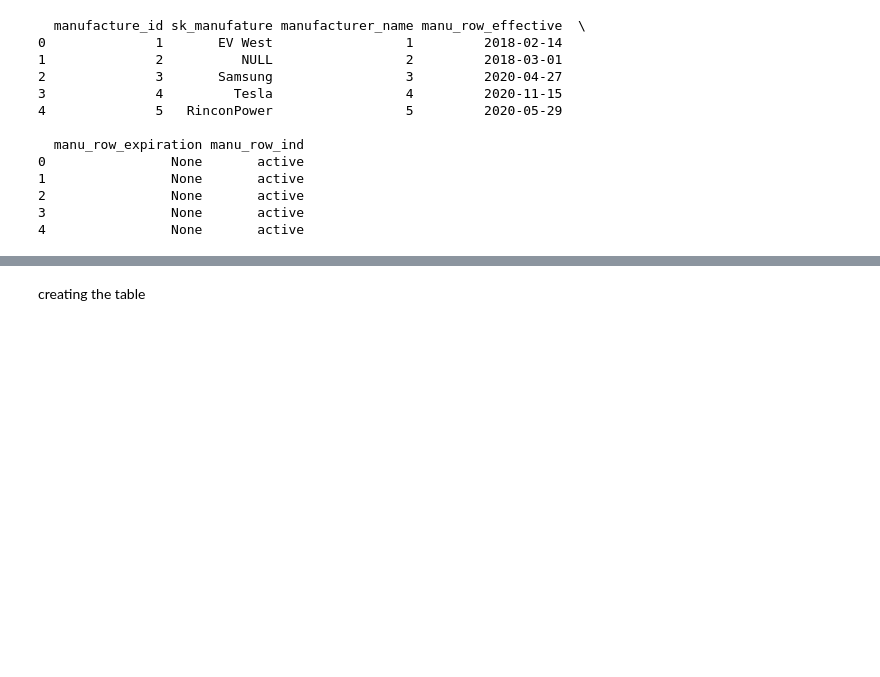
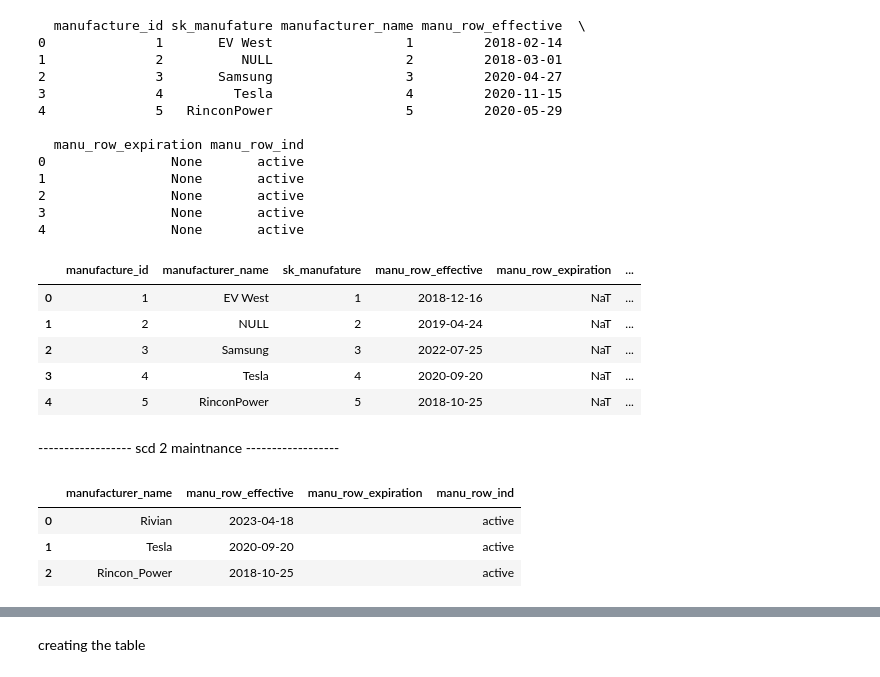
Before and after one commit to hicranA/partsUnlimitedDW, a Jupyter notebook: etl_evWest.ipynb, the cells around one changed output, grey strips where cells are left out. Drawn from its saved outputs; the diff is of its cells as text; code cells hidden in the pictures; blank space fills up the shorter version.

```diff
--- a/etl_evWest.ipynb
+++ b/etl_evWest.ipynb
@@ -638,3 +640,14 @@ conn.close()
 2                None       active
 3                None       active
 4                None       active
+# %%
+manufacturer_dim_date_taken.head()
+# %% [output]
+|  | manufacture_id | manufacturer_name | sk_manufature | manu_row_effective | manu_row_expiration | ... |
+| 0 | 1 | EV West | 1 | 2018-12-16 | NaT | ... |
+| 1 | 2 | NULL | 2 | 2019-04-24 | NaT | ... |
+| 2 | 3 | Samsung | 3 | 2022-07-25 | NaT | ... |
+| 3 | 4 | Tesla | 4 | 2020-09-20 | NaT | ... |
+| 4 | 5 | RinconPower | 5 | 2018-10-25 | NaT | ... |
+# %% [markdown]
+------------------ scd 2 maintnance ------------------
@@ -640,0 +677,7 @@ conn.close()
+# %%
+new_records_df.head()
+# %% [output]
+|  | manufacturer_name | manu_row_effective | manu_row_expiration | manu_row_ind |
+| 0 | Rivian | 2023-04-18 |  | active |
+| 1 | Tesla | 2020-09-20 |  | active |
+| 2 | Rincon_Power | 2018-10-25 |  | active |
```
Also changed, not shown: parts of 78 cells of this notebook, 2 other files.
